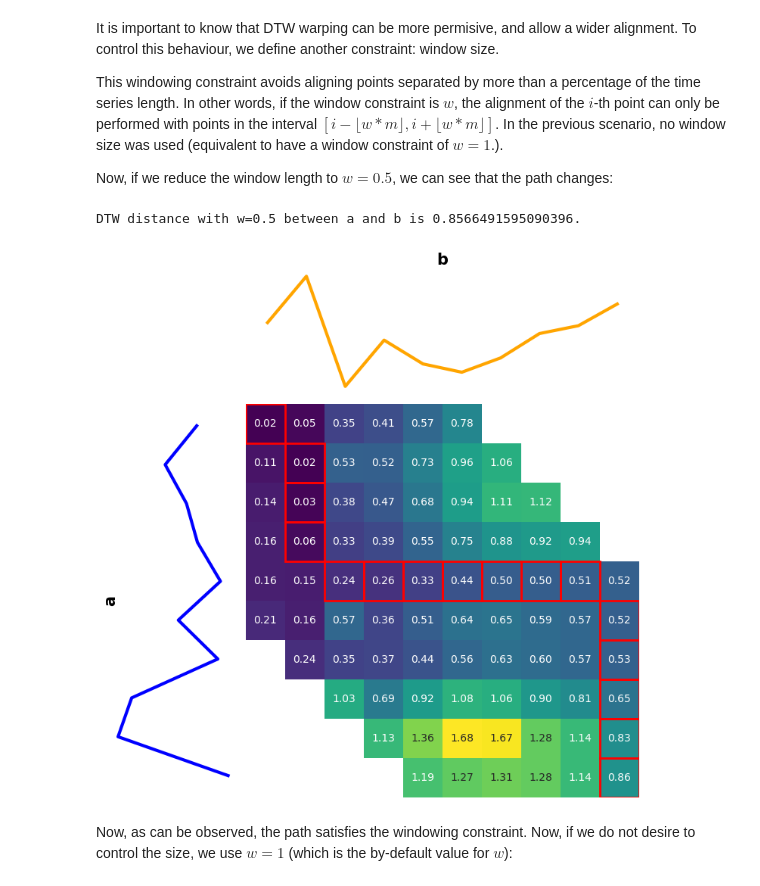
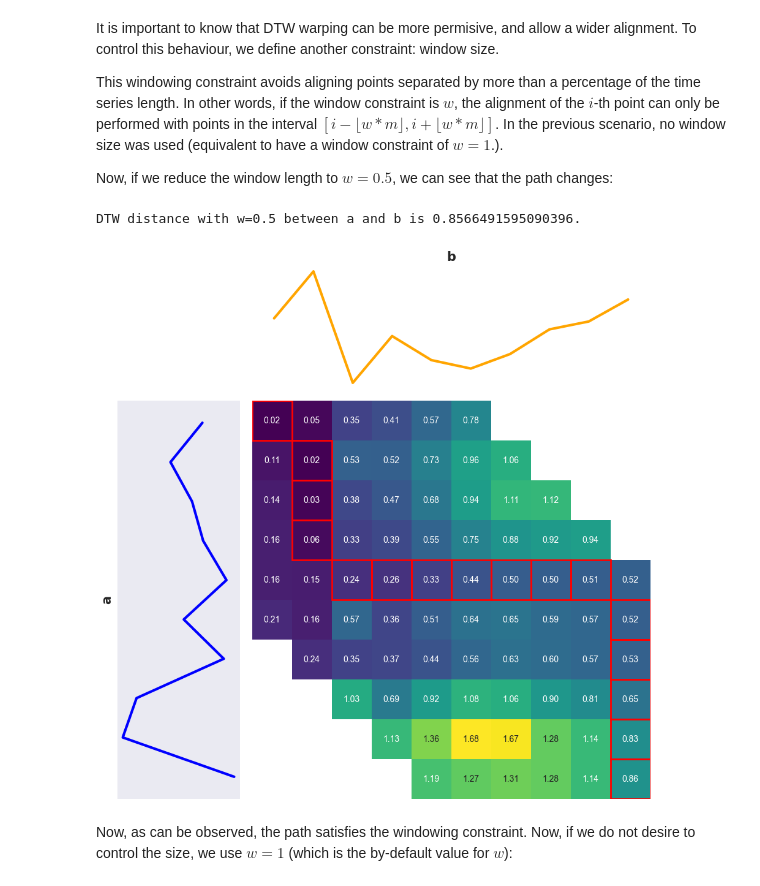
Before and after one commit to aeon-tutorials/KDD-2024, a Jupyter notebook: Notebooks/part2_distance_based.ipynb, the cells around one changed output. Saved outputs shown, nothing was run; the diff lists cells and outputs as text; code cells hidden in the pictures.

```diff
--- a/Notebooks/part2_distance_based.ipynb
+++ b/Notebooks/part2_distance_based.ipynb
@@ -298,17 +284,17 @@ Now, if we reduce the window length to $w=0.5$, we can see that the path changes
 # %%
 w = 0.5
 path, dtw_dist = dtw_alignment_path(a, b, window=w)
 print(f"DTW distance with {w=} between a and b is {dtw_dist}.")
 
 # Compute the DTW cost matrix between a and b
 cost_matrix = dtw_cost_matrix(a, b, window=w)
 
 # Draw the heatmap
-ax = draw_distances_heatmap(cost_matrix, a, b, path)
+ax = plot_pairwise_distance_matrix(cost_matrix, a, b, path)
 plt.show()
 # %% [output]
 DTW distance with w=0.5 between a and b is 0.8566491595090396.
-[figure, old version]
+[figure, new version]
 # %% [markdown]
 Now, as can be observed, the path satisfies the windowing constraint. Now, if we do not
 desire to control the size, we use $w=1$ (which is the by-default value for $w$):
```
Also changed, not shown: parts of 49 cells of this notebook, 21 other files.
